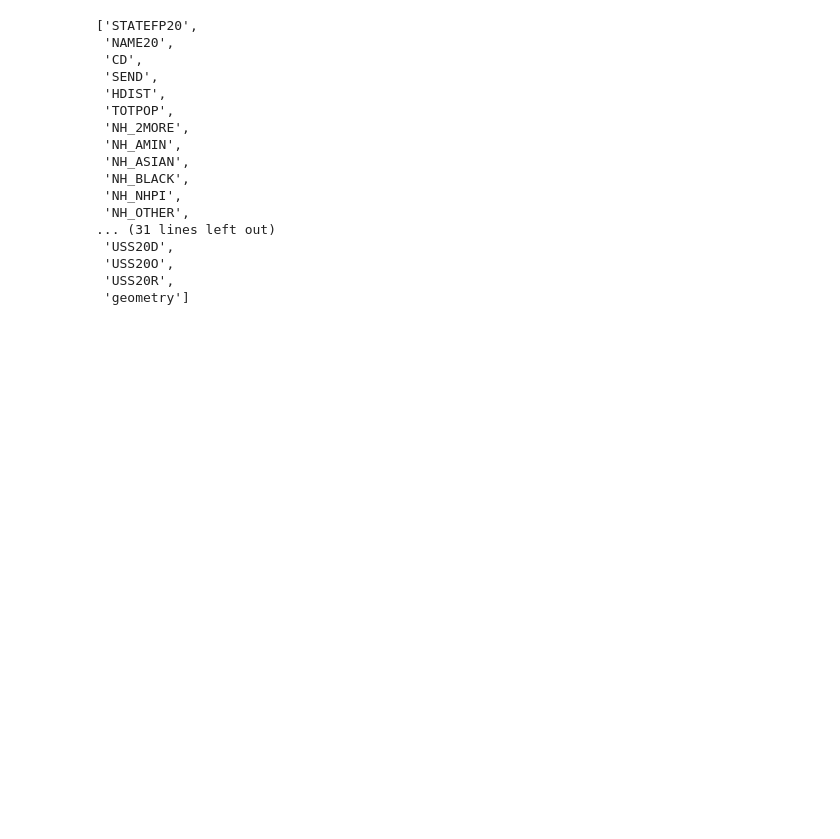
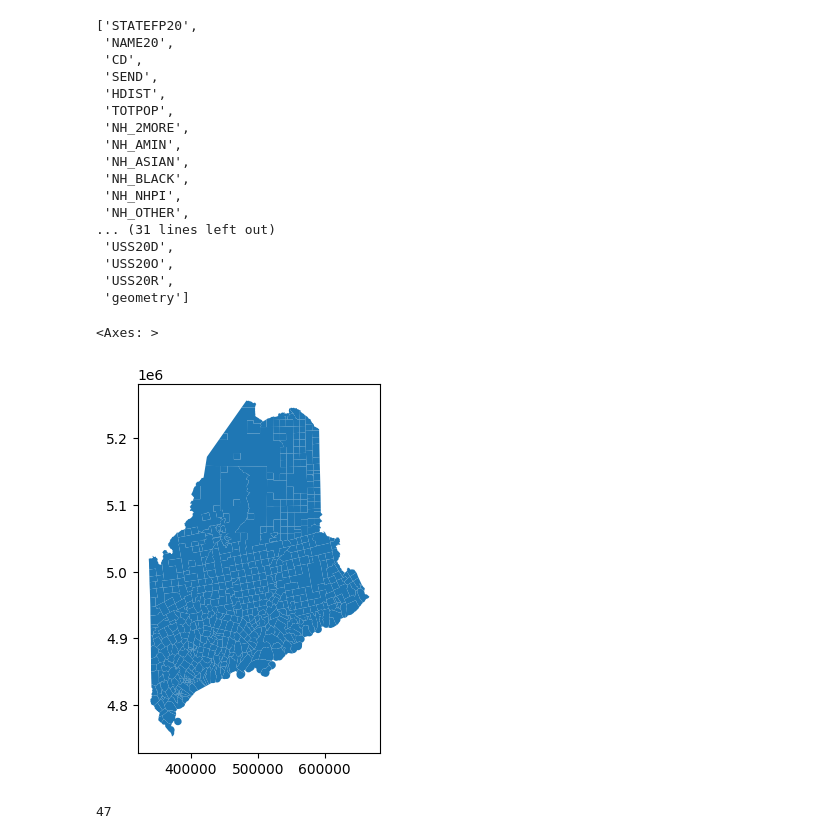
Before and after one commit to eveomett-states/Maine, a Jupyter notebook: me.ipynb, the cells around one changed output. Saved outputs shown, nothing was run; the diff lists cells and outputs as text; code cells hidden in the pictures; blank space fills up the shorter version.

```diff
--- a/me.ipynb
+++ b/me.ipynb
@@ -413,0 +482,11 @@ graph.to_json("./{}/{}.json".format(state_ab, state_ab))
+# %%
+shapefile_path = "./{}/{}.shp".format(state_ab, state_ab)
+shape=gpd.read_file(shapefile_path)
+shape.plot()
+# %% [output]
+<Axes: >
+[figure, added]
+# %%
+len(election_df.columns)
+# %% [output]
+47
```
Also changed, not shown: parts of 28 cells of this notebook, 1 other file.
